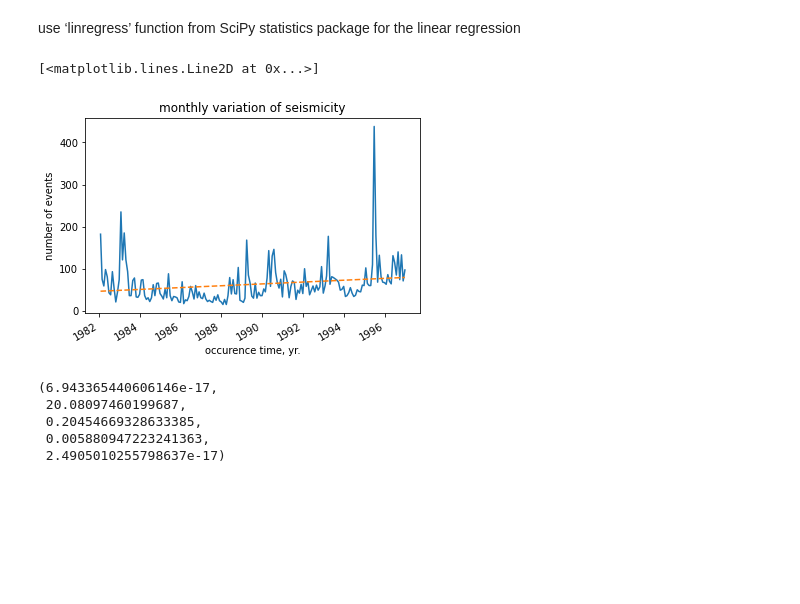
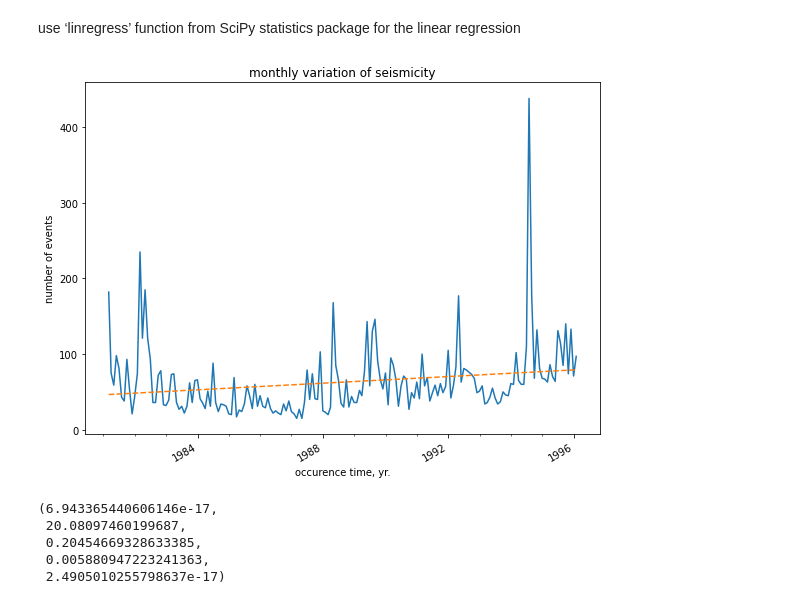
Before and after one commit to float3rs/dL, a Jupyter notebook: final/project1.ipynb, the cells around one changed output. Cells and saved outputs as stored; diff of their text form; code cells hidden in the pictures; blank space fills up the shorter version.

```diff
--- a/final/project1.ipynb
+++ b/final/project1.ipynb
@@ -366,45 +364,59 @@ Freq: M, Name: id, Length: 180, dtype: int64
 # %% [markdown]
 use ‘linregress’ function from SciPy statistics package for the linear regression
 # %%
-(fig3, ax3) = pyplot.subplots()
+(fig3, ax3) = pyplot.subplots(figsize=(8, 6))
 
 x_fig3 = df_papr_fig3.index
 y_fig3 = df_papr_fig3
 
-date_major_formatter_fig3 = dates.DateFormatter('%Y')
-date_minor_formatter_fig3 = dates.DateFormatter('%M')
+lctr_major_fig3 = dates.MonthLocator(interval=48)
+lctr_minor_fig3 = dates.MonthLocator(interval=12)
+
+# date_major_formatter_fig3 = dates.DateFormatter('%Y')
+# date_minor_formatter_fig3 = dates.DateFormatter('%M')
+fmtr_major_fig3 = dates.DateFormatter('%Y')
 
 ax3.plot_date(x_fig3, y_fig3, linestyle='solid', markersize=0)
 
 ax3.set_title('monthly variation of seismicity')
 ax3.set_xlabel('occurence time, yr.')
 ax3.set_ylabel('number of events')
 
-ax3.xaxis.set_major_formatter(date_major_formatter_fig3)
-ax3.xaxis.set_minor_formatter(date_minor_formatter_fig3)
+ax3.xaxis.set_major_locator(lctr_major_fig3)
+ax3.xaxis.set_minor_locator(lctr_minor_fig3)
 
+# ax3.xaxis.set_major_formatter(date_major_formatter_fig3)
+# ax3.xaxis.set_minor_formatter(date_minor_formatter_fig3)
+ax3.xaxis.set_major_formatter(fmtr_major_fig3)
+
+fig3.set_tight_layout(True)
 fig3.autofmt_xdate()
 
-ax3.tick_params(which='minor', color='r')
+# ax3.tick_params(which='minor', color='r')
+# ax3.set_xlim(
+#     pandas.to_datetime('1981-01-01 00:00:00'),
+#     pandas.to_datetime('1999-12-31 00:00:00')
+#     )
 
 ax3.grid(False)
 
 # SciPy statistics *linregress()* for linear regression
 
 y_fig3_nparray = numpy.array(y_fig3.values, dtype=float)
 x_fig3_nparray = numpy.array(x_fig3.values, dtype=float)
 
 (slope_fig3, intercept_fig3, r_value_fig3, p_value_fig3, std_error_fig3) = stats.linregress(x_fig3_nparray, y_fig3_nparray)
 
 xf_fig3 = numpy.linspace(min(x_fig3_nparray), max(x_fig3_nparray), 100)
 xf_fig3_copy = xf_fig3.copy()
 xf_fig3_copy = pandas.to_datetime(xf_fig3_copy)
 yf_fig3 = (slope_fig3 * xf_fig3) + intercept_fig3
 
 ax3.plot(xf_fig3_copy, yf_fig3, linestyle='--')
+
+fig3.savefig('test.png')
 # %% [output]
-[<matplotlib.lines.Line2D at 0x...>]
-[figure, old version]
+[figure, new version]
 # %%
 (slope_fig3, intercept_fig3, r_value_fig3, p_value_fig3, std_error_fig3)
 # %% [output]
```
Also changed, not shown: parts of 11 cells of this notebook, 1 other file.
